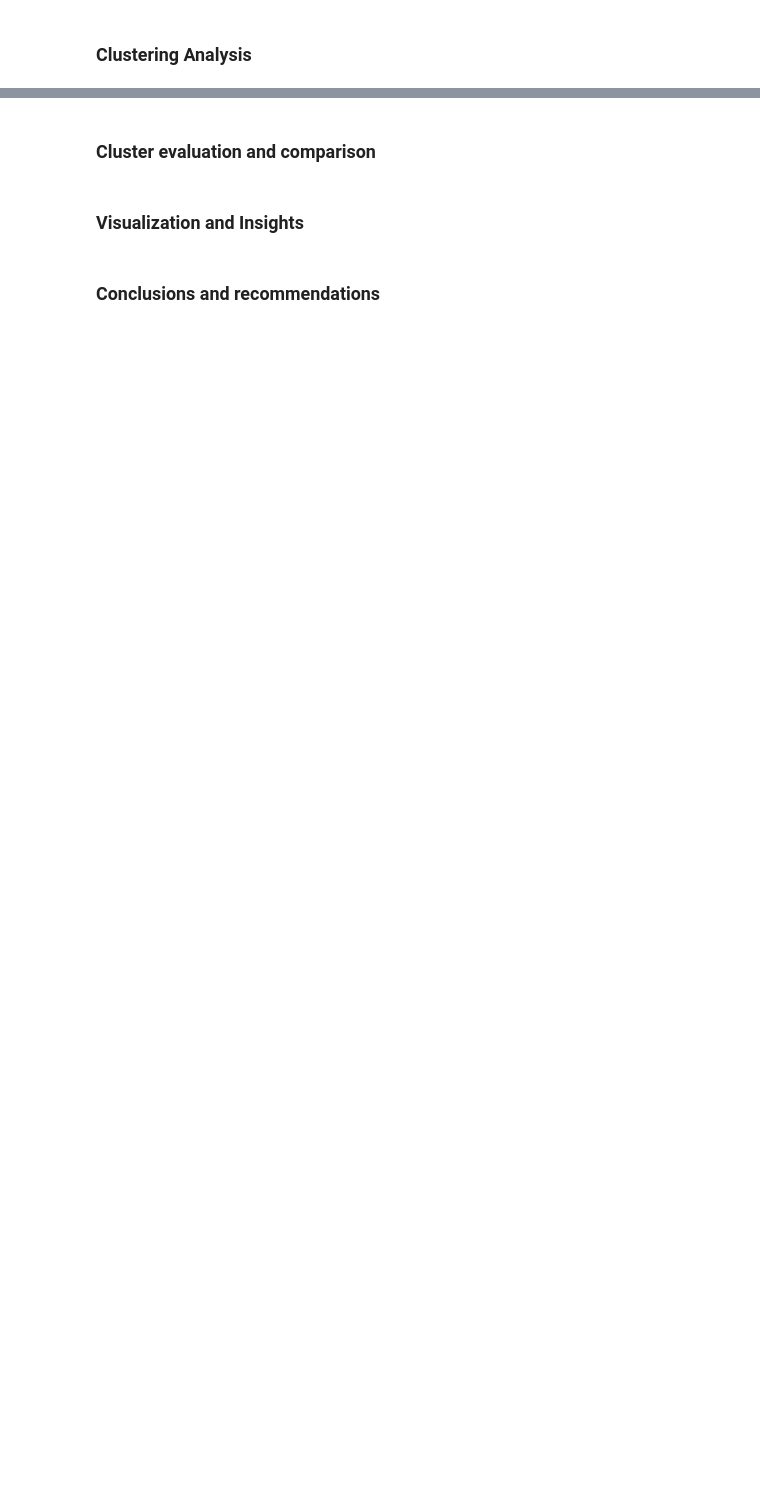
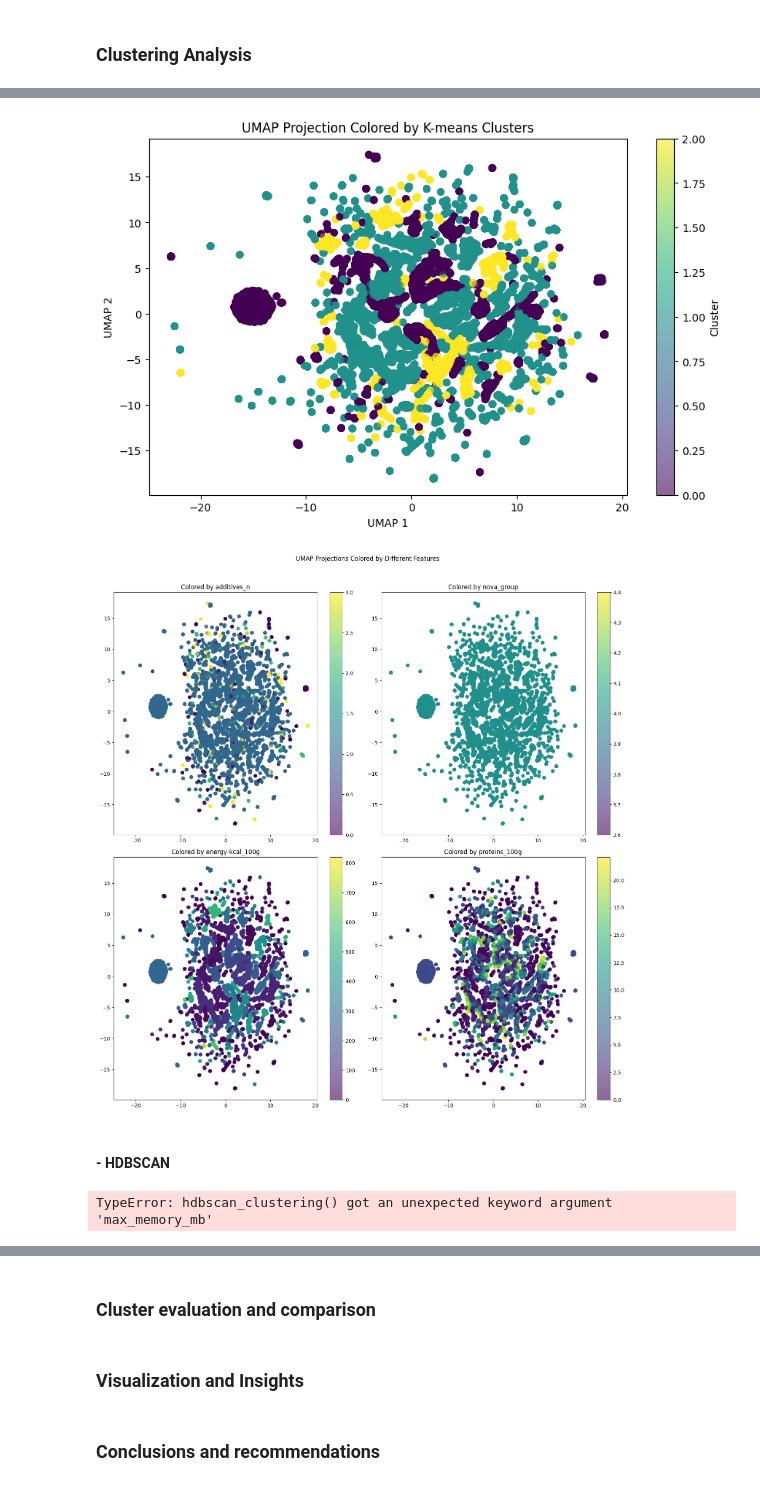
Before and after one commit to xhmyjae/clustering-openfoodfacts, a Jupyter notebook: main.ipynb, the cells around one changed output, grey strips where cells are left out. Saved outputs shown, nothing was run; the diff lists cells and outputs as text; code cells hidden in the pictures; blank space fills up the shorter version.

```diff
--- a/main.ipynb
+++ b/main.ipynb
@@ -334 +374,59 @@ print(f"Number of iterations: {metrics['n_iter']}")
+# %%
+# Import UMAP for dimensionality reduction
+from umap import UMAP
+
+# Create and fit UMAP model
+umap_model = UMAP(n_components=2, random_state=42)
+umap_data = umap_model.fit_transform(df_cleaned.values)
+
+# Plot UMAP results colored by cluster
+plt.figure(figsize=(10, 6))
+plt.scatter(umap_data[:, 0], umap_data[:, 1], c=labels, cmap='viridis', alpha=0.6)
+plt.colorbar(label='Cluster')
+plt.title('UMAP Projection Colored by K-means Clusters')
+plt.xlabel('UMAP 1')
+plt.ylabel('UMAP 2')
+plt.show()
+
+# Plot UMAP with key features
+fig, axes = plt.subplots(2, 2, figsize=(15, 15))
+fig.suptitle('UMAP Projections Colored by Different Features', y=1.02)
+
+features_to_plot = ['additives_n', 'nova_group', 'energy-kcal_100g', 'proteins_100g']
+for idx, feature in enumerate(features_to_plot):
+    i, j = idx // 2, idx % 2
+    scatter = axes[i,j].scatter(umap_data[:, 0], umap_data[:, 1],
+                               c=df_cleaned[feature], cmap='viridis', alpha=0.6)
+    axes[i,j].set_title(f'Colored by {feature}')
+    plt.colorbar(scatter, ax=axes[i,j])
+
+plt.tight_layout()
+plt.show()
+# %% [output]
+[figure, added]
+[figure, added]
+# %% [markdown]
+#### - HDBSCAN
+# %%
+# Perform HDBSCAN clustering with memory constraints
+clusterer, labels, metrics = hdbscan_clustering(
+    df_scaled.values,
+    max_memory_mb=1000,  # Adjust based on your system's memory
+    batch_size=10000     # Adjust based on your dataset size
+)
+
+if clusterer is not None:
+    # Print clustering metrics
+    print("\nClustering metrics:")
+    print(f"Number of clusters: {metrics['n_clusters']}")
+    print(f"Noise ratio: {metrics['noise_ratio']:.2%}")
+    print(f"Silhouette score: {metrics['silhouette']:.3f}")
+
+    # Analyze cluster characteristics
+    cluster_means = analyze_clusters(df_scaled.values, labels, feature_names=df_scaled.columns.tolist())
+
+    # Plot cluster membership probabilities
+    plot_cluster_probabilities(clusterer, df_scaled.values)
+# %% [output]
+TypeError: hdbscan_clustering() got an unexpected keyword argument 'max_memory_mb'
 # %% [markdown]
```
Also changed, not shown: parts of 25 cells of this notebook, 13 other files.
